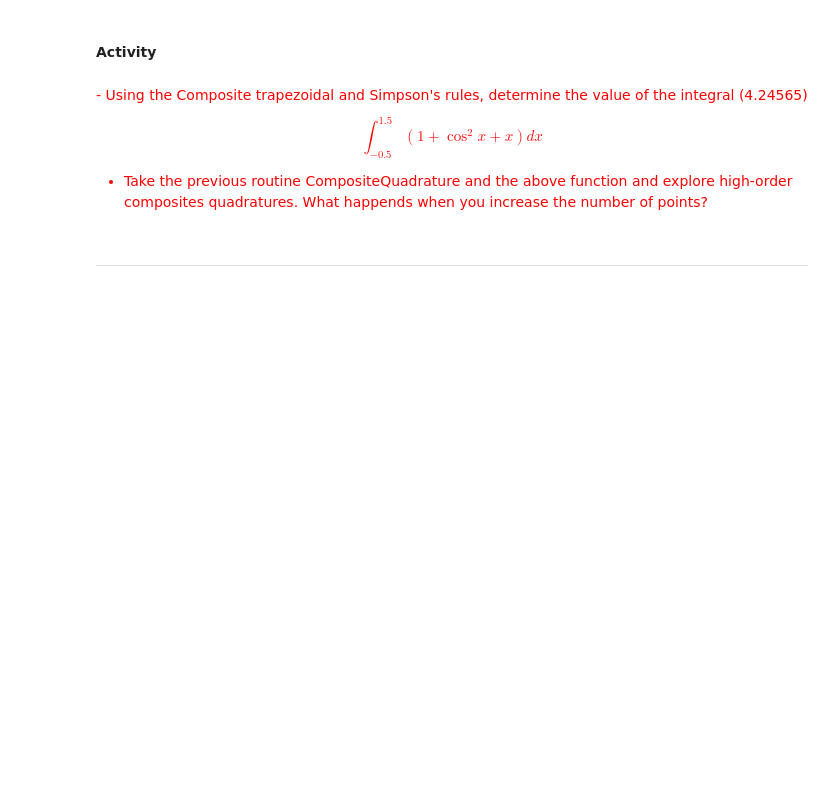
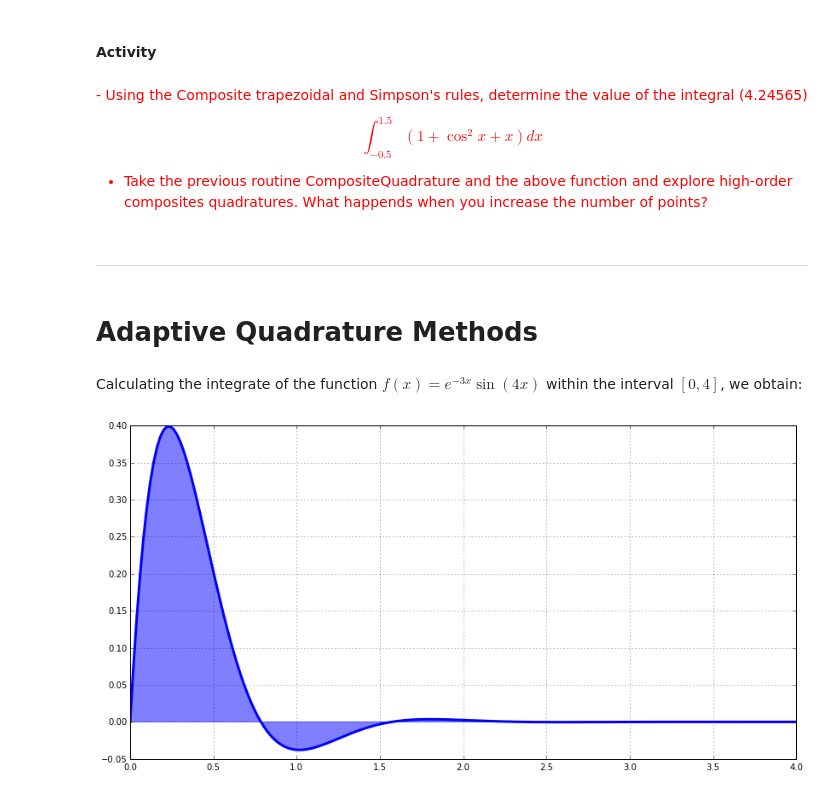
Before and after one commit to sbustamante/ComputationalMethods, a Jupyter notebook: material/numerical-calculus.ipynb, the cells around one changed output. Cells and saved outputs as stored; diff of their text form; code cells hidden in the pictures; blank space fills up the shorter version.

Commit message:
Adaptive quadrature methods

```diff
--- a/material/numerical-calculus.ipynb
+++ b/material/numerical-calculus.ipynb
@@ -420,3 +424,22 @@ $$ \int_{-0.5}^{1.5}(1+\cos^2x + x)dx $$
 </font>
 # %% [markdown]
 - - -
+# %% [markdown]
+# Adaptive Quadrature Methods
+# %% [markdown]
+Calculating the integrate of the function $f(x) = e^{-3x}\sin(4x)$ within the interval $[0,4]$, we obtain:
+# %%
+#Function
+def f(x):
+    return np.exp(-3*x)*np.sin(4*x)
+
+#Plotting
+X = np.linspace( 0, 4, 200 )
+Y = f(X)
+plt.figure( figsize=(14,7) )
+plt.plot( X, Y, color="blue", lw=3 )
+plt.fill_between( X, Y, color="blue", alpha=0.5 )
+plt.xlim( 0,4 )
+plt.grid()
+# %% [output]
+[figure, added]
```
Also changed, not shown: parts of 14 cells of this notebook.
